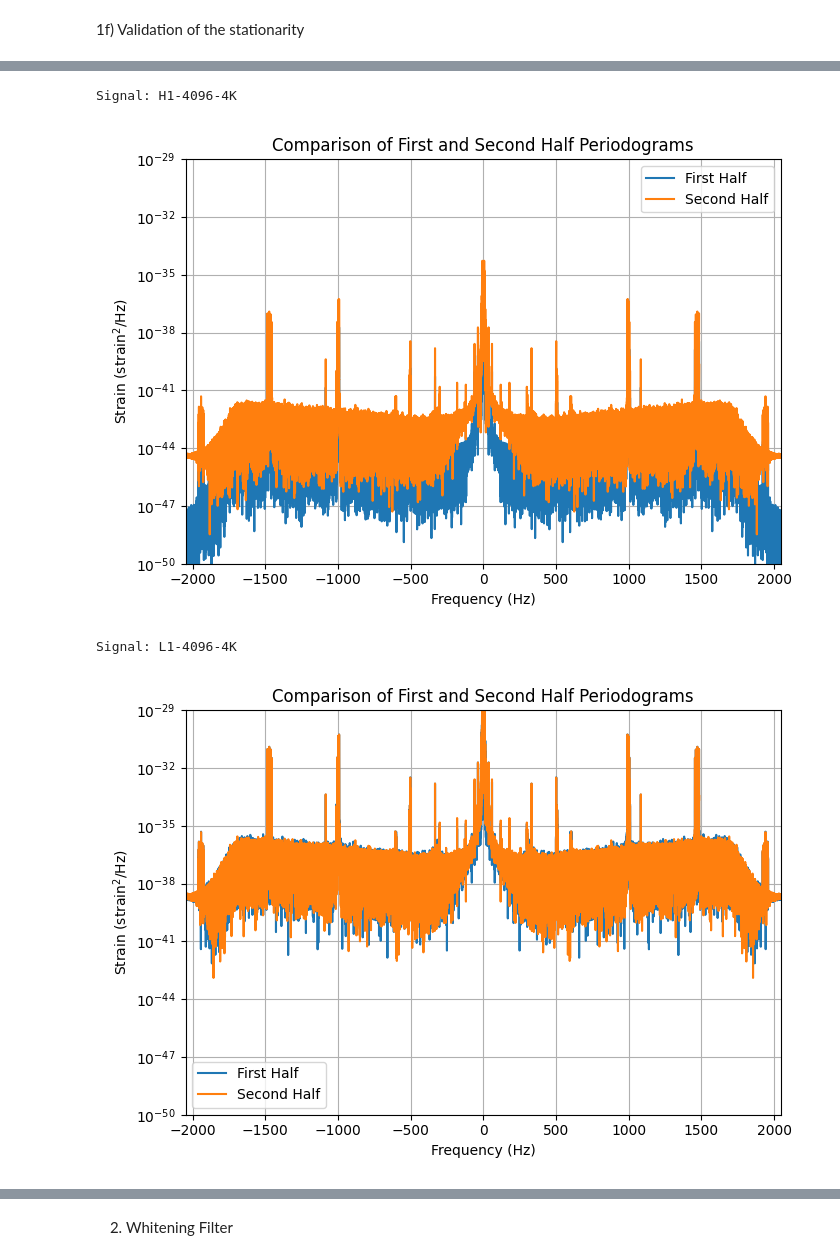
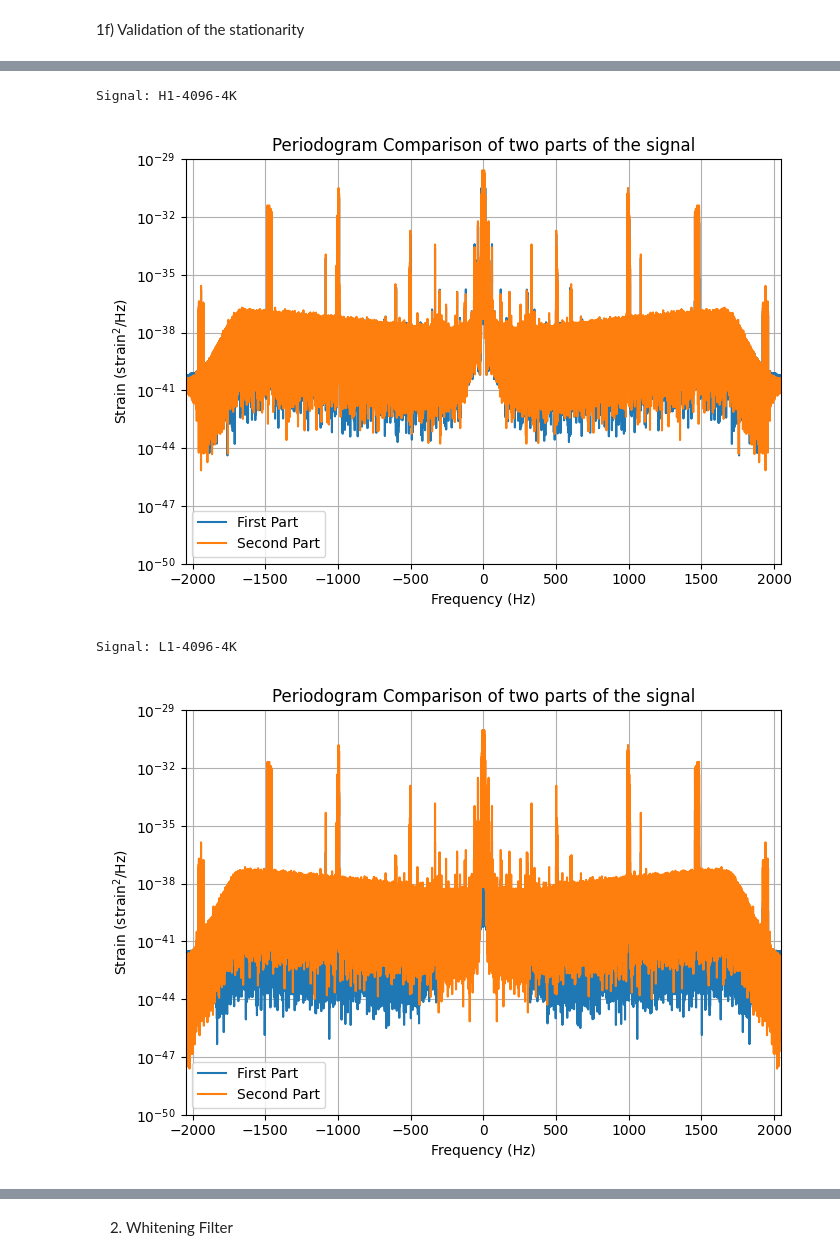
Before and after one commit to CocoMZ/PASA-P1, a Jupyter notebook: main.ipynb, the cells around one changed output, grey strips where cells are left out. Cells and saved outputs as stored; diff of their text form; code cells hidden in the pictures.

```diff
--- a/main.ipynb
+++ b/main.ipynb
@@ -65,5 +66,6 @@ In this stage we multiply the dataset by a window to reduce the spectral leakage
 # %%
-h1.WindowSubdataset()
+window = sp.windows.chebwin(h1.max_n, 100)
+h1.yValues *= window
 # %% [markdown]
 In this stage we first estimate the _PDS_ using a periodogram. This is calculated by taking the modulus squared of the FFT of the signal.
 # %%
@@ -178,15 +179,15 @@ As you can see in the plots of periodograms and in the statistical properties th
 # %%
 # split the data in two parts and compare the periodograms to check if the signal is stationary
 signals = [h1, L1]
-w_comp = 200000 # max_n = 4194303
+w_comp = 2000000
 offset = 100
 for signal in signals:
     print(f"Signal: {signal.name}")
     f_signal_first, R_y_signal_first = signal.Periodogram(signal.xValues[offset:offset + w_comp], signal.yValues[offset:offset + w_comp], max_n = w_comp)
     f_signal_second, R_y_signal_second = signal.Periodogram(signal.xValues[offset + w_comp + 1: offset + 2 * w_comp + 1], signal.yValues[offset + w_comp + 1: offset + 2 * w_comp + 1], max_n = w_comp)
-    main.periodogram_plotting([f_signal_first, f_signal_second], [R_y_signal_first, R_y_signal_second], title="Comparison of First and Second Half Periodograms", ylim=(1e-50, 1e-29), labels=["First Half", "Second Half"])
+    main.periodogram_plotting([f_signal_first, f_signal_second], [R_y_signal_first, R_y_signal_second], title="Periodogram Comparison of two parts of the signal", ylim=(1e-50, 1e-29), labels=["First Part", "Second Part"])
 # %% [output]
 Signal: H1-4096-4K
-[figure, old version]
+[figure, new version]
 Signal: L1-4096-4K
-[figure, old version]
+[figure, new version]
```
Also changed, not shown: parts of 24 cells of this notebook, 1 other file.
